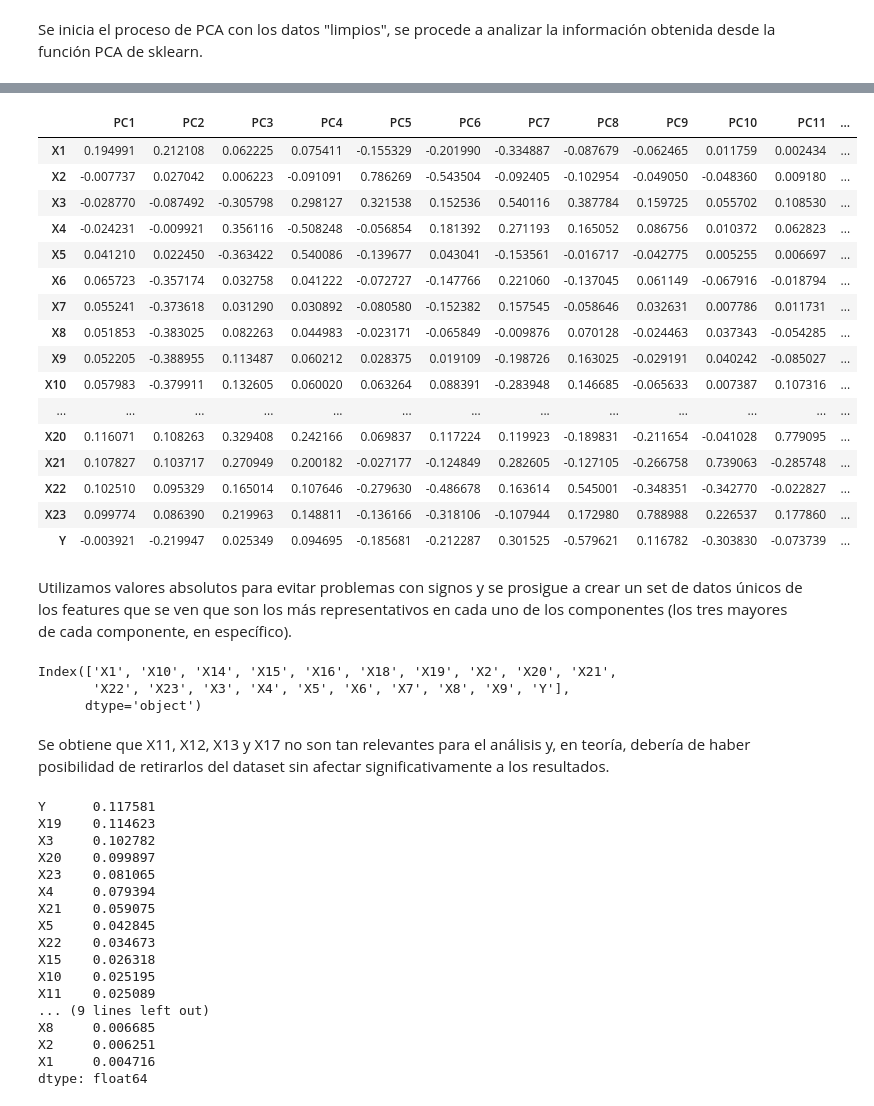
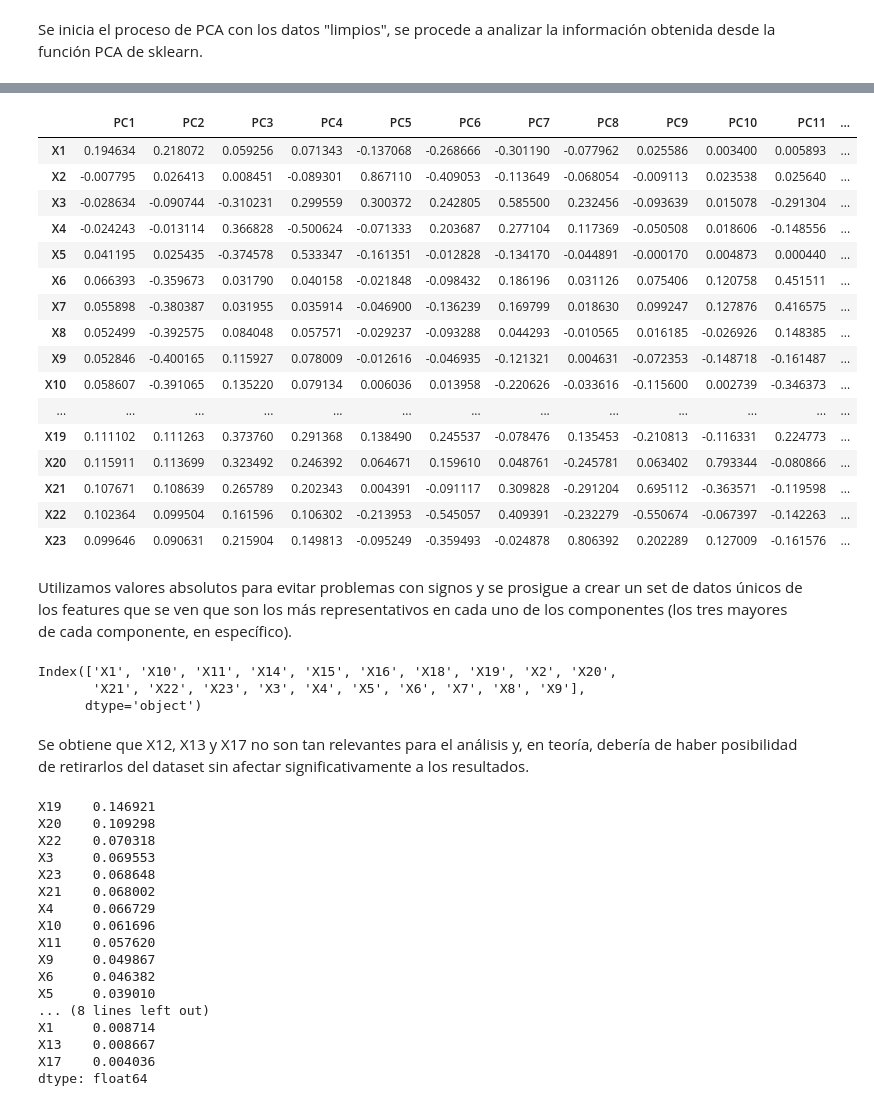
Before and after one commit to PosgradoMNA/actividades-del-projecto-equipo-141-mna, a Jupyter notebook: Actividad_de_semana_4.ipynb, the cells around one changed output, grey strips where cells are left out. Drawn from its saved outputs; the diff is of its cells as text; code cells hidden in the pictures.

```diff
--- a/Actividad_de_semana_4.ipynb
+++ b/Actividad_de_semana_4.ipynb
@@ -41,8 +42,10 @@ from sklearn import preprocessing
 
 csv_url = "https://raw.githubusercontent.com/PosgradoMNA/Actividades_Aprendizaje-/main/default%20of%20credit%20card%20clients.csv"
 
-df = pd.read_csv(csv_url)
-df.drop("ID", inplace=True, axis=1)
+df = pd.read_csv(csv_url, index_col=0)
+y = df.loc[:, "Y"]
+# print(y)
+df.drop("Y", inplace=True, axis=1)
 # %% [markdown]
 Se filtran y preparan los datos como visto en las semanas anteriores: se revisa si son válidos los datos y se procede a eliminar los registros con valores NA.
 # %%
@@ -135,60 +138,60 @@ Se revisan los 14 componentes seleccionados y su relación con cada una de las f
 # %%
 pcsComponents_dfX = pd.DataFrame(pcs.components_.transpose(),
                                 columns = pcsSummary_df.columns,
                                 index = pca_df.columns
                                 )
-pcsComponents_dfX.iloc[:, :14]
+pcsComponents_dfX.iloc[:, :13]
 # %% [output]
 |  | PC1 | PC2 | PC3 | PC4 | PC5 | PC6 | PC7 | PC8 | PC9 | PC10 | PC11 | ... |
-| X1 | 0.194991 | 0.212108 | 0.062225 | 0.075411 | -0.155329 | -0.201990 | -0.334887 | -0.087679 | -0.062465 | 0.011759 | 0.002434 | ... |
-| X2 | -0.007737 | 0.027042 | 0.006223 | -0.091091 | 0.786269 | -0.543504 | -0.092405 | -0.102954 | -0.049050 | -0.048360 | 0.009180 | ... |
-| X3 | -0.028770 | -0.087492 | -0.305798 | 0.298127 | 0.321538 | 0.152536 | 0.540116 | 0.387784 | 0.159725 | 0.055702 | 0.108530 | ... |
-| X4 | -0.024231 | -0.009921 | 0.356116 | -0.508248 | -0.056854 | 0.181392 | 0.271193 | 0.165052 | 0.086756 | 0.010372 | 0.062823 | ... |
-| X5 | 0.041210 | 0.022450 | -0.363422 | 0.540086 | -0.139677 | 0.043041 | -0.153561 | -0.016717 | -0.042775 | 0.005255 | 0.006697 | ... |
-| X6 | 0.065723 | -0.357174 | 0.032758 | 0.041222 | -0.072727 | -0.147766 | 0.221060 | -0.137045 | 0.061149 | -0.067916 | -0.018794 | ... |
-| X7 | 0.055241 | -0.373618 | 0.031290 | 0.030892 | -0.080580 | -0.152382 | 0.157545 | -0.058646 | 0.032631 | 0.007786 | 0.011731 | ... |
-| X8 | 0.051853 | -0.383025 | 0.082263 | 0.044983 | -0.023171 | -0.065849 | -0.009876 | 0.070128 | -0.024463 | 0.037343 | -0.054285 | ... |
-| X9 | 0.052205 | -0.388955 | 0.113487 | 0.060212 | 0.028375 | 0.019109 | -0.198726 | 0.163025 | -0.029191 | 0.040242 | -0.085027 | ... |
-| X10 | 0.057983 | -0.379911 | 0.132605 | 0.060020 | 0.063264 | 0.088391 | -0.283948 | 0.146685 | -0.065633 | 0.007387 | 0.107316 | ... |
+| X1 | 0.194634 | 0.218072 | 0.059256 | 0.071343 | -0.137068 | -0.268666 | -0.301190 | -0.077962 | 0.025586 | 0.003400 | 0.005893 | ... |
+| X2 | -0.007795 | 0.026413 | 0.008451 | -0.089301 | 0.867110 | -0.409053 | -0.113649 | -0.068054 | -0.009113 | 0.023538 | 0.025640 | ... |
+| X3 | -0.028634 | -0.090744 | -0.310231 | 0.299559 | 0.300372 | 0.242805 | 0.585500 | 0.232456 | -0.093639 | 0.015078 | -0.291304 | ... |
+| X4 | -0.024243 | -0.013114 | 0.366828 | -0.500624 | -0.071333 | 0.203687 | 0.277104 | 0.117369 | -0.050508 | 0.018606 | -0.148556 | ... |
+| X5 | 0.041195 | 0.025435 | -0.374578 | 0.533347 | -0.161351 | -0.012828 | -0.134170 | -0.044891 | -0.000170 | 0.004873 | 0.000440 | ... |
+| X6 | 0.066393 | -0.359673 | 0.031790 | 0.040158 | -0.021848 | -0.098432 | 0.186196 | 0.031126 | 0.075406 | 0.120758 | 0.451511 | ... |
+| X7 | 0.055898 | -0.380387 | 0.031955 | 0.035914 | -0.046900 | -0.136239 | 0.169799 | 0.018630 | 0.099247 | 0.127876 | 0.416575 | ... |
+| X8 | 0.052499 | -0.392575 | 0.084048 | 0.057571 | -0.029237 | -0.093288 | 0.044293 | -0.010565 | 0.016185 | -0.026926 | 0.148385 | ... |
+| X9 | 0.052846 | -0.400165 | 0.115927 | 0.078009 | -0.012616 | -0.046935 | -0.121321 | 0.004631 | -0.072353 | -0.148718 | -0.161487 | ... |
+| X10 | 0.058607 | -0.391065 | 0.135220 | 0.079134 | 0.006036 | 0.013958 | -0.220626 | -0.033616 | -0.115600 | 0.002739 | -0.346373 | ... |
 | ... | ... | ... | ... | ... | ... | ... | ... | ... | ... | ... | ... | ... |
-| X20 | 0.116071 | 0.108263 | 0.329408 | 0.242166 | 0.069837 | 0.117224 | 0.119923 | -0.189831 | -0.211654 | -0.041028 | 0.779095 | ... |
-| X21 | 0.107827 | 0.103717 | 0.270949 | 0.200182 | -0.027177 | -0.124849 | 0.282605 | -0.127105 | -0.266758 | 0.739063 | -0.285748 | ... |
-| X22 | 0.102510 | 0.095329 | 0.165014 | 0.107646 | -0.279630 | -0.486678 | 0.163614 | 0.545001 | -0.348351 | -0.342770 | -0.022827 | ... |
-| X23 | 0.099774 | 0.086390 | 0.219963 | 0.148811 | -0.136166 | -0.318106 | -0.107944 | 0.172980 | 0.788988 | 0.226537 | 0.177860 | ... |
-| Y | -0.003921 | -0.219947 | 0.025349 | 0.094695 | -0.185681 | -0.212287 | 0.301525 | -0.579621 | 0.116782 | -0.303830 | -0.073739 | ... |
+| X19 | 0.111102 | 0.111263 | 0.373760 | 0.291368 | 0.138490 | 0.245537 | -0.078476 | 0.135453 | -0.210813 | -0.116331 | 0.224773 | ... |
+| X20 | 0.115911 | 0.113699 | 0.323492 | 0.246392 | 0.064671 | 0.159610 | 0.048761 | -0.245781 | 0.063402 | 0.793344 | -0.080866 | ... |
+| X21 | 0.107671 | 0.108639 | 0.265789 | 0.202343 | 0.004391 | -0.091117 | 0.309828 | -0.291204 | 0.695112 | -0.363571 | -0.119598 | ... |
+| X22 | 0.102364 | 0.099504 | 0.161596 | 0.106302 | -0.213953 | -0.545057 | 0.409391 | -0.232279 | -0.550674 | -0.067397 | -0.142263 | ... |
+| X23 | 0.099646 | 0.090631 | 0.215904 | 0.149813 | -0.095249 | -0.359493 | -0.024878 | 0.806392 | 0.202289 | 0.127009 | -0.161576 | ... |
 # %% [markdown]
 Utilizamos valores absolutos para evitar problemas con signos y se prosigue a crear un set de datos únicos de los features que se ven que son los más representativos en cada uno de los componentes (los tres mayores de cada componente, en específico).
 # %%
 largest_features_pcs = list()
 
-for column in pcsComponents_dfX.iloc[:, :14]:
+for column in pcsComponents_dfX.iloc[:, :13]:
   largest_features_pcs.append(np.abs(pcsComponents_dfX.loc[:, column]).nlargest(3))
 
 relevant_features_pcs = pd.concat(largest_features_pcs).index.unique().sort_values()
 print(relevant_features_pcs)
 # %% [output]
-Index(['X1', 'X10', 'X14', 'X15', 'X16', 'X18', 'X19', 'X2', 'X20', 'X21',
-       'X22', 'X23', 'X3', 'X4', 'X5', 'X6', 'X7', 'X8', 'X9', 'Y'],
+Index(['X1', 'X10', 'X11', 'X14', 'X15', 'X16', 'X18', 'X19', 'X2', 'X20',
+       'X21', 'X22', 'X23', 'X3', 'X4', 'X5', 'X6', 'X7', 'X8', 'X9'],
       dtype='object')
 # %% [markdown]
-Se obtiene que X11, X12, X13 y X17 no son tan relevantes para el análisis y, en teoría, debería de haber posibilidad de retirarlos del dataset sin afectar significativamente a los resultados.
+Se obtiene que X12, X13 y X17 no son tan relevantes para el análisis y, en teoría, debería de haber posibilidad de retirarlos del dataset sin afectar significativamente a los resultados.
 # %%
-np.abs(pcsComponents_dfX.iloc[:, :14].mean(axis=1)).sort_values(ascending=False)
+np.abs(pcsComponents_dfX.iloc[:, :13].mean(axis=1)).sort_values(ascending=False)
 # %% [output]
-Y      0.117581
-X19    0.114623
-X3     0.102782
-X20    0.099897
-X23    0.081065
-X4     0.079394
-X21    0.059075
-X5     0.042845
-X22    0.034673
-X15    0.026318
-X10    0.025195
-X11    0.025089
-... (9 lines left out)
-X8     0.006685
-X2     0.006251
-X1     0.004716
+X19    0.146921
+X20    0.109298
+X22    0.070318
+X3     0.069553
+X23    0.068648
+X21    0.068002
+X4     0.066729
+X10    0.061696
+X11    0.057620
+X9     0.049867
+X6     0.046382
+X5     0.039010
+... (8 lines left out)
+X1     0.008714
+X13    0.008667
+X17    0.004036
 dtype: float64
```
Also changed, not shown: parts of 10 cells of this notebook.
